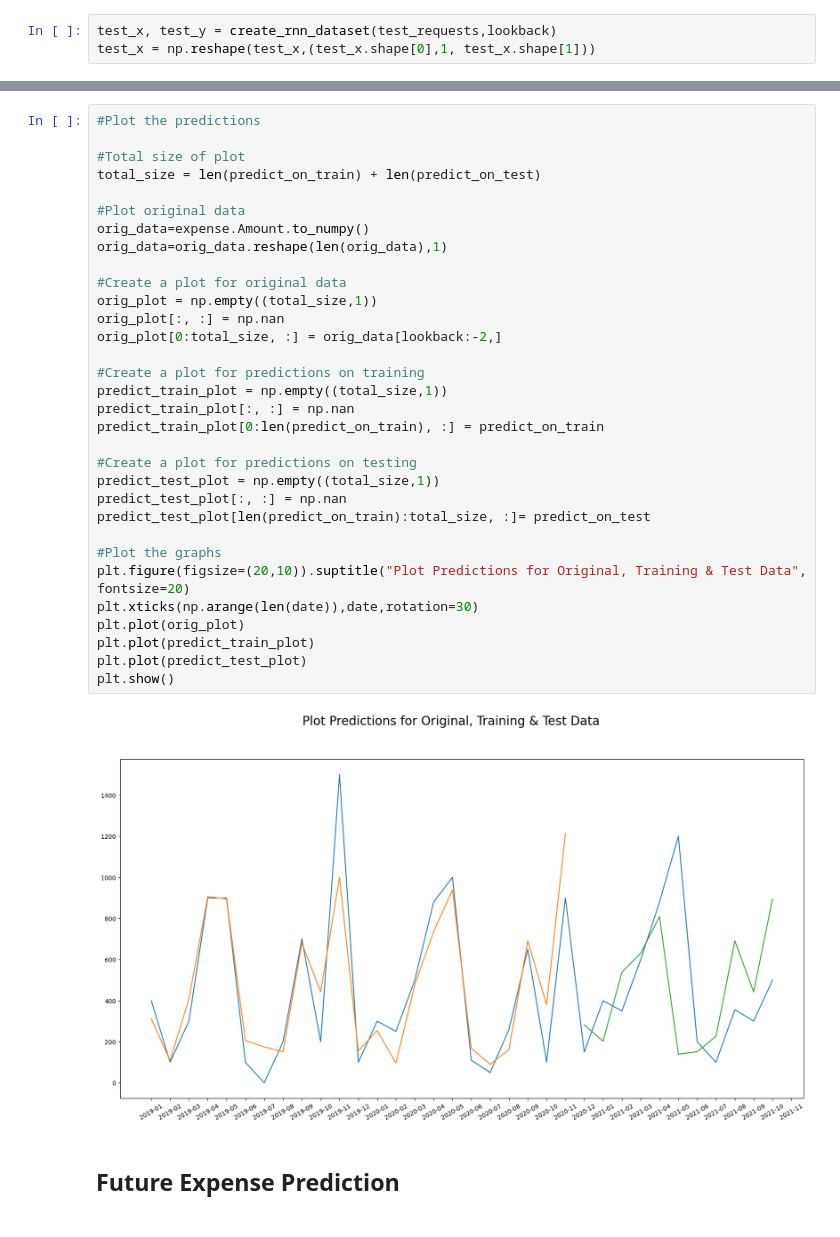
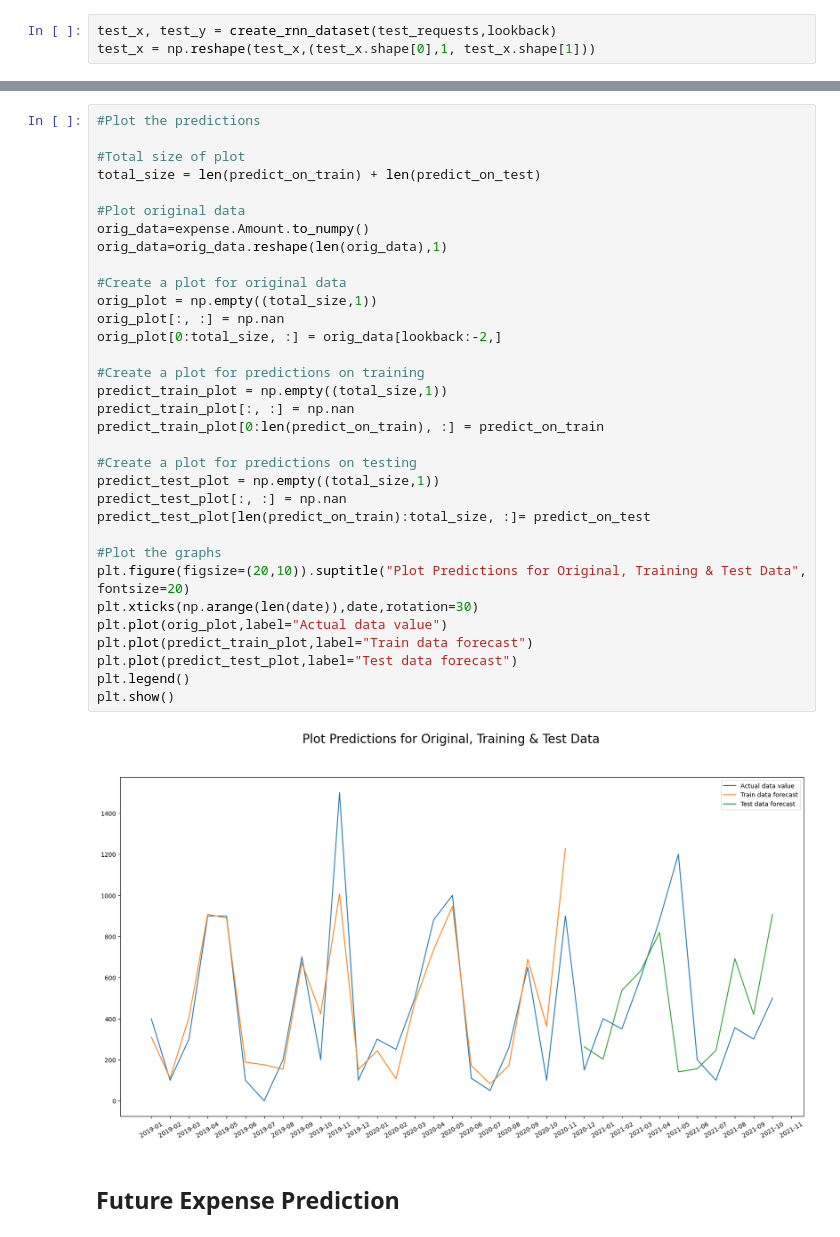
Before and after one commit to SnehaVeerakumar/Predict-health-insurance-amount, a Jupyter notebook: Code/DeepLearning/time_series_RNN_LSTM.ipynb, the cells around one changed output, grey strips where cells are left out. Saved outputs shown, nothing was run; the diff lists cells and outputs as text.

```diff
--- a/Code/DeepLearning/time_series_RNN_LSTM.ipynb
+++ b/Code/DeepLearning/time_series_RNN_LSTM.ipynb
@@ -114,37 +114,38 @@ predict_on_test = scaler.inverse_transform(predict_on_test)
 # %%
 #Plot the predictions
 
 #Total size of plot
 total_size = len(predict_on_train) + len(predict_on_test)
 
 #Plot original data
 orig_data=expense.Amount.to_numpy()
 orig_data=orig_data.reshape(len(orig_data),1)
 
 #Create a plot for original data
 orig_plot = np.empty((total_size,1))
 orig_plot[:, :] = np.nan
 orig_plot[0:total_size, :] = orig_data[lookback:-2,]
 
 #Create a plot for predictions on training
 predict_train_plot = np.empty((total_size,1))
 predict_train_plot[:, :] = np.nan
 predict_train_plot[0:len(predict_on_train), :] = predict_on_train
 
 #Create a plot for predictions on testing
 predict_test_plot = np.empty((total_size,1))
 predict_test_plot[:, :] = np.nan
 predict_test_plot[len(predict_on_train):total_size, :]= predict_on_test
 
 #Plot the graphs
 plt.figure(figsize=(20,10)).suptitle("Plot Predictions for Original, Training & Test Data", fontsize=20)
 plt.xticks(np.arange(len(date)),date,rotation=30)
-plt.plot(orig_plot)
-plt.plot(predict_train_plot)
-plt.plot(predict_test_plot)
+plt.plot(orig_plot,label="Actual data value")
+plt.plot(predict_train_plot,label="Train data forecast")
+plt.plot(predict_test_plot,label="Test data forecast")
+plt.legend()
 plt.show()
 # %% [output]
-[figure, old version]
+[figure, new version]
 # %% [markdown]
 ## Future Expense Prediction
 # %%
```
Also changed, not shown: parts of 6 cells of this notebook, 12 other files.
